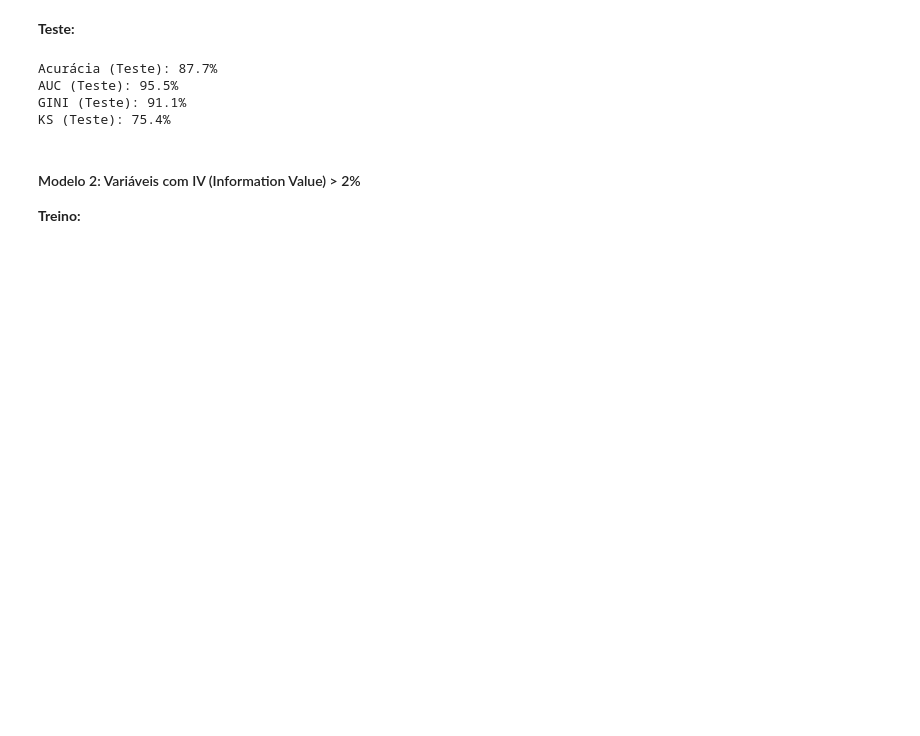
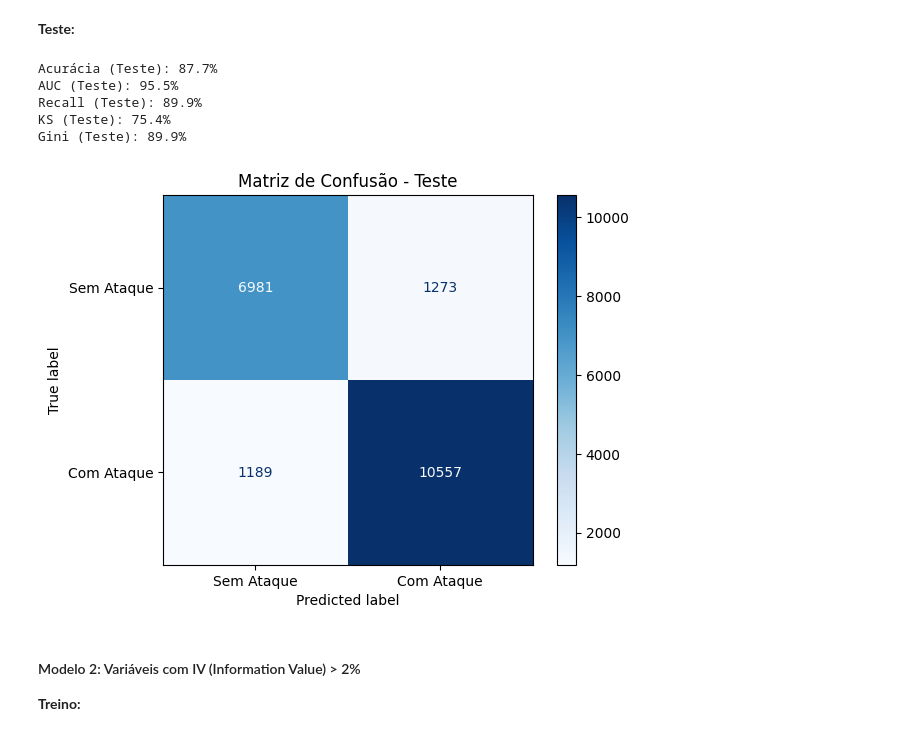
Before and after one commit to Charlene-Martello/ataque-cardiaco, a Jupyter notebook: ataquecardiaco - notebook.ipynb, the cells around one changed output. Saved outputs shown, nothing was run; the diff lists cells and outputs as text; code cells hidden in the pictures; blank space fills up the shorter version.

```diff
--- a/ataquecardiaco.ipynb
+++ b/ataquecardiaco - notebook.ipynb
@@ -623,31 +652,46 @@ KS (Treino): 74.8%
 # %%
 # Obter as previsões no conjunto de teste
 df_test.loc[:, 'score'] = r1.predict(df_test)
 
 # Acurácia
 acc_test = metrics.accuracy_score(df_test.Heart_Attack_Outcome, df_test.score > 0.5)
 
 # AUC
 fpr_test, tpr_test, thresholds_test = metrics.roc_curve(df_test.Heart_Attack_Outcome, df_test.score)
 auc_test = metrics.auc(fpr_test, tpr_test)
 
-# GINI
-gini_test = 2 * auc_test - 1
+# Recall
+recall_test = metrics.recall_score(df_test.Heart_Attack_Outcome, df_test.score > 0.5)
 
 # KS
 ks_test = ks_2samp(
     df_test.loc[df_test.Heart_Attack_Outcome == 1, 'score'],
     df_test.loc[df_test.Heart_Attack_Outcome == 0, 'score']
 ).statistic
 
+# Gini
+gini_test = 2 * auc_test - 1
+
 # Imprimir as métricas para o conjunto de teste
-print('Acurácia (Teste): {0:.1%} \nAUC (Teste): {1:.1%} \nGINI (Teste): {2:.1%} \nKS (Teste): {3:.1%}'
-      .format(acc_test, auc_test, gini_test, ks_test))
+print('Acurácia (Teste): {0:.1%} \nAUC (Teste): {1:.1%} \nRecall (Teste): {2:.1%} \nKS (Teste): {3:.1%} \nGini (Teste): {2:.1%}'
+      .format(acc_test, auc_test, recall_test, ks_test))
+
+# Matriz de confusão com rótulos
+y_true = df_test.Heart_Attack_Outcome
+y_pred = df_test.score > 0.5
+cm = metrics.confusion_matrix(y_true, y_pred)
+
+disp = ConfusionMatrixDisplay(confusion_matrix=cm, display_labels=['Sem Ataque', 'Com Ataque'])
+disp.plot(cmap=plt.cm.Blues)
+plt.title('Matriz de Confusão - Teste')
+plt.show()
 # %% [output]
 Acurácia (Teste): 87.7%
 AUC (Teste): 95.5%
-GINI (Teste): 91.1%
+Recall (Teste): 89.9%
 KS (Teste): 75.4%
+Gini (Teste): 89.9%
+[figure, added]
 # %% [markdown]
 #### Modelo 2: Variáveis com IV (Information Value) > 2%
 **Treino:**
```
Also changed, not shown: parts of 15 cells of this notebook, 3 other files.
